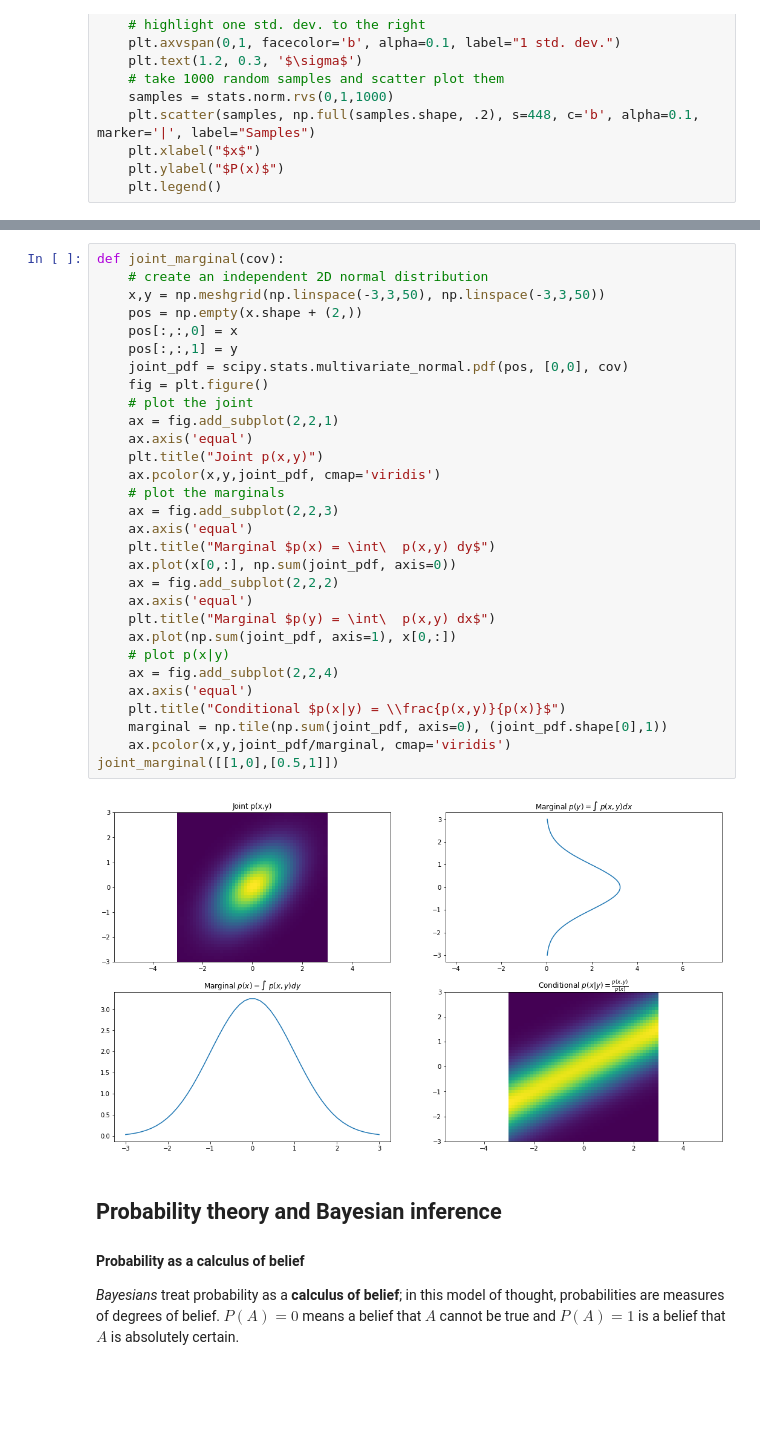
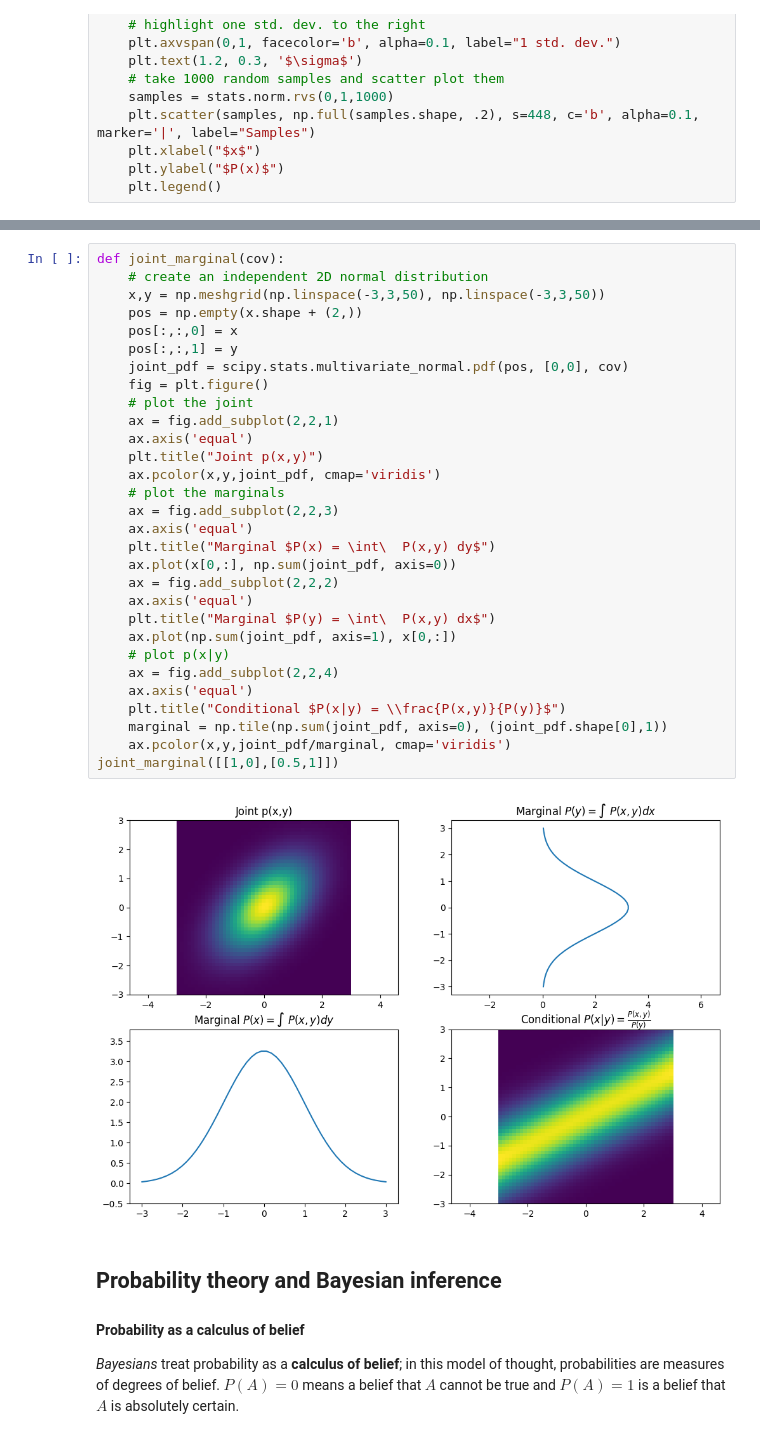
Before and after one commit to johnhw/summerschool2017, a Jupyter notebook: static/static_1.ipynb, the cells around one changed output, grey strips where cells are left out. Drawn from its saved outputs; the diff is of its cells as text; blank space fills up the shorter version.

```diff
--- a/static/static_1.ipynb
+++ b/static/static_1.ipynb
@@ -163,35 +161,35 @@ The *conditional probability* of $x$ **given** $y$ is written as $$P(x|y)$$ and
 # %%
 def joint_marginal(cov):
     # create an independent 2D normal distribution
     x,y = np.meshgrid(np.linspace(-3,3,50), np.linspace(-3,3,50))
     pos = np.empty(x.shape + (2,))
     pos[:,:,0] = x
     pos[:,:,1] = y
     joint_pdf = scipy.stats.multivariate_normal.pdf(pos, [0,0], cov)
     fig = plt.figure()
     # plot the joint
     ax = fig.add_subplot(2,2,1)
     ax.axis('equal')
     plt.title("Joint p(x,y)")
     ax.pcolor(x,y,joint_pdf, cmap='viridis')
     # plot the marginals
     ax = fig.add_subplot(2,2,3)
     ax.axis('equal')
-    plt.title("Marginal $p(x) = \int\  p(x,y) dy$")
+    plt.title("Marginal $P(x) = \int\  P(x,y) dy$")
     ax.plot(x[0,:], np.sum(joint_pdf, axis=0))
     ax = fig.add_subplot(2,2,2)
     ax.axis('equal')
-    plt.title("Marginal $p(y) = \int\  p(x,y) dx$")
+    plt.title("Marginal $P(y) = \int\  P(x,y) dx$")
     ax.plot(np.sum(joint_pdf, axis=1), x[0,:])
     # plot p(x|y)
     ax = fig.add_subplot(2,2,4)
     ax.axis('equal')
-    plt.title("Conditional $p(x|y) = \\frac{p(x,y)}{p(x)}$")
+    plt.title("Conditional $P(x|y) = \\frac{P(x,y)}{P(y)}$")
     marginal = np.tile(np.sum(joint_pdf, axis=0), (joint_pdf.shape[0],1))
     ax.pcolor(x,y,joint_pdf/marginal, cmap='viridis')
 joint_marginal([[1,0],[0.5,1]])
 # %% [output]
-[figure, old version]
+[figure, new version]
 # %% [markdown]
 ## Probability theory and Bayesian inference
 
```
Also changed, not shown: parts of 37 cells of this notebook, 9 other files.
